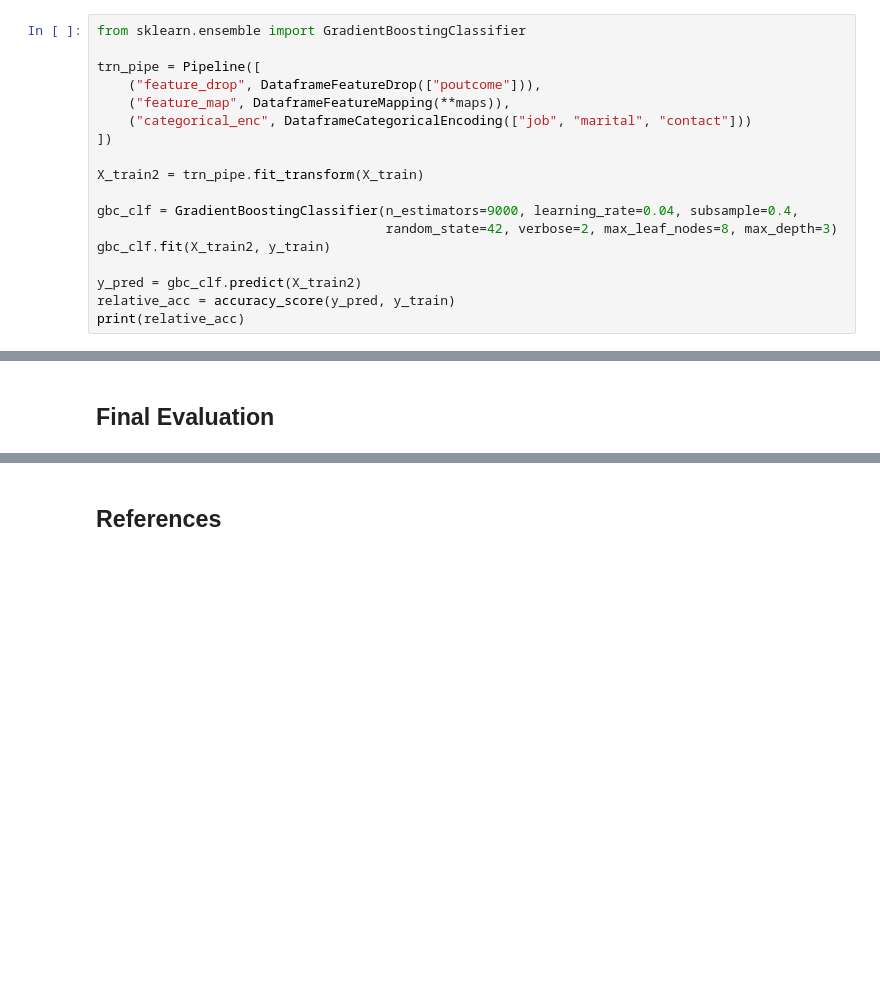
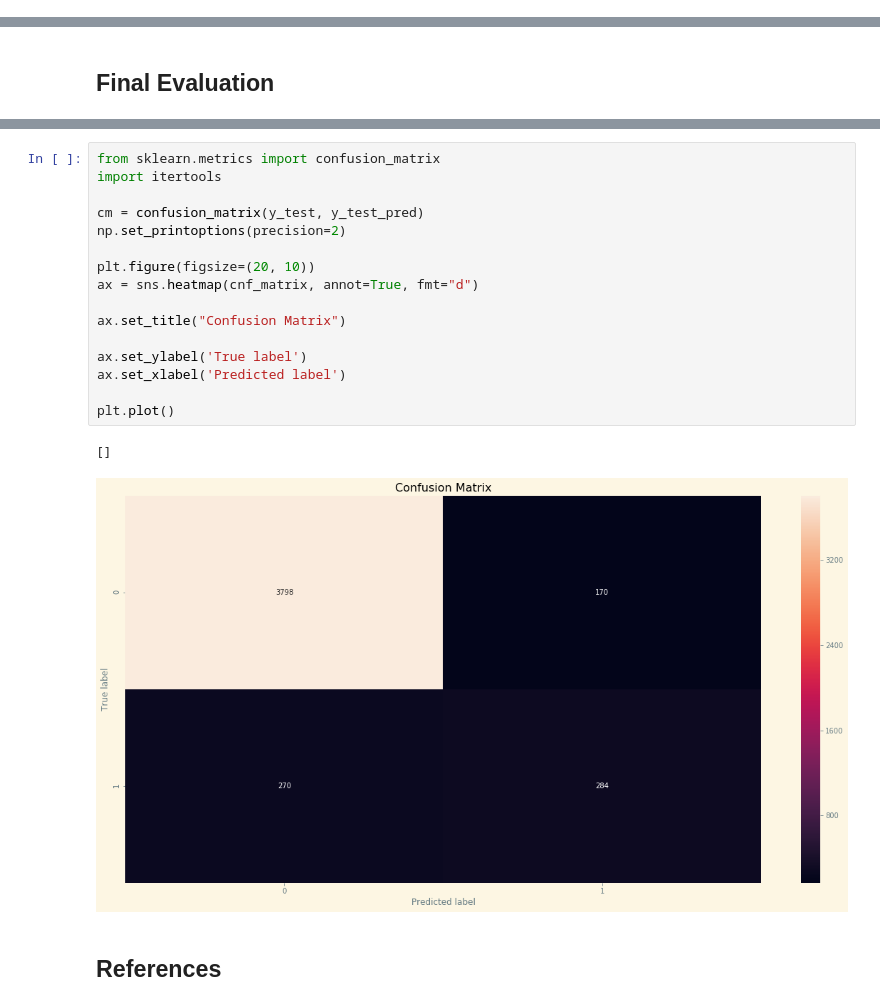
Before and after one commit to RajatRasal/Bayes-Opt-SkOpt, a Jupyter notebook: Bank_data_analysis.ipynb, the cells around one changed output, grey strips where cells are left out. Cells and saved outputs as stored; diff of their text form; blank space fills up the shorter version.

```diff
--- a/Bank_data_analysis.ipynb
+++ b/Bank_data_analysis.ipynb
@@ -904,18 +839,0 @@ weighted avg       0.90      0.90      0.90      4522
-# %%
-from sklearn.ensemble import GradientBoostingClassifier
-
-trn_pipe = Pipeline([
-    ("feature_drop", DataframeFeatureDrop(["poutcome"])),
-    ("feature_map", DataframeFeatureMapping(**maps)),
-    ("categorical_enc", DataframeCategoricalEncoding(["job", "marital", "contact"]))
-])
-
-X_train2 = trn_pipe.fit_transform(X_train)
-
-gbc_clf = GradientBoostingClassifier(n_estimators=9000, learning_rate=0.04, subsample=0.4,
-                                     random_state=42, verbose=2, max_leaf_nodes=8, max_depth=3)
-gbc_clf.fit(X_train2, y_train)
-
-y_pred = gbc_clf.predict(X_train2)
-relative_acc = accuracy_score(y_pred, y_train)
-print(relative_acc)
@@ -1237,2 +1190,21 @@ plt.plot()
+# %%
+from sklearn.metrics import confusion_matrix
+import itertools
+
+cm = confusion_matrix(y_test, y_test_pred)
+np.set_printoptions(precision=2)
+
+plt.figure(figsize=(20, 10))
+ax = sns.heatmap(cnf_matrix, annot=True, fmt="d")
+
+ax.set_title("Confusion Matrix")
+
+ax.set_ylabel('True label')
+ax.set_xlabel('Predicted label')
+
+plt.plot()
+# %% [output]
+[]
+[figure, added]
 # %% [markdown]
 ## References
```
Also changed, not shown: parts of 63 cells of this notebook.
